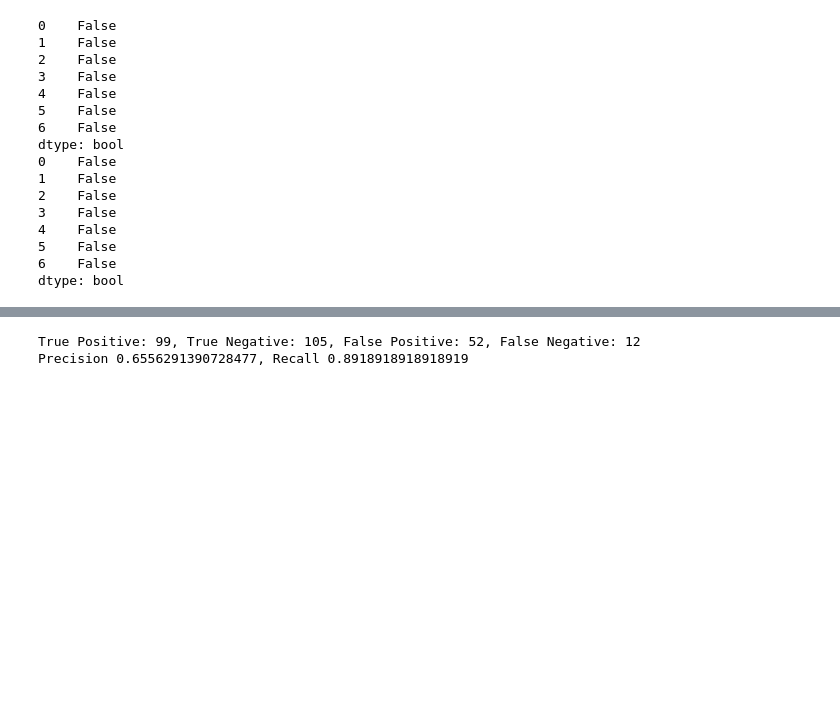
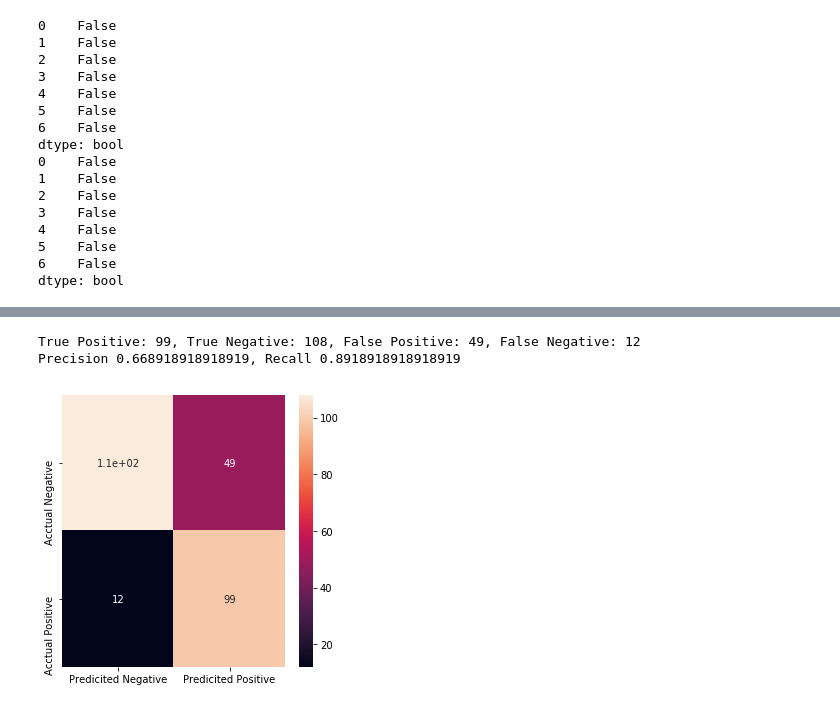
Before and after one commit to AnupKumarGupta/Machine-Learning-Lab-Assignments, a Jupyter notebook: Tiatanic.ipynb, the cells around one changed output, grey strips where cells are left out. Saved outputs shown, nothing was run; the diff lists cells and outputs as text; code cells hidden in the pictures; blank space fills up the shorter version.

```diff
--- a/Tiatanic.ipynb
+++ b/Tiatanic.ipynb
@@ -157,21 +159,22 @@ LinearSVC(C=1.0, class_weight=None, dual=True, fit_intercept=True,
 # %%
-TP=FN=FP=TN=0
+# Using Linear SVM model
+linear_svm = svm.LinearSVC(max_iter=2000)
+linear_svm.fit(X_train, y_train.ravel())
+pred = [0] * (X_test.shape[0])
 for row in range(X_test.shape[0]):
-    pred = (linear_svm.predict(X_test[row].reshape(1, -1)))
-    if(pred ==1):
-      if(y_test[row]==1):
-        TP = TP + 1
-      else:
-        FP = FP +1
-    else:
-      if(y_test[row]==1):
-        FN = FN + 1
-      else:
-        TN = TN +1
+  pred[row] = (linear_svm.predict(X_test[row].reshape(1, -1)))
+confusion_matrix_array = confusion_matrix(y_test, pred)
+
+df_cm = pd.DataFrame(confusion_matrix_array, index = ["Acctual Negative","Acctual Positive"],
+                  columns = ["Predicited Negative","Predicited Positive"])
+plt.figure(figsize = (5,5))
+sn.heatmap(df_cm, annot=True)
+TN, FP, FN, TP =confusion_matrix_array.ravel()
 print("True Positive: {0}, True Negative: {1}, False Positive: {2}, False Negative: {3} ".format(TP,TN,FP,FN))
 precision = TP/(TP+FP)
 recall = TP/(TP+FN)
 print("Precision {0}, Recall {1}".format(precision,recall))
 # %% [output]
-True Positive: 99, True Negative: 105, False Positive: 52, False Negative: 12
-Precision 0.6556291390728477, Recall 0.8918918918918919
+True Positive: 99, True Negative: 108, False Positive: 49, False Negative: 12
+Precision 0.668918918918919, Recall 0.8918918918918919
+[figure, added]
```
Also changed, not shown: parts of 8 cells of this notebook.
